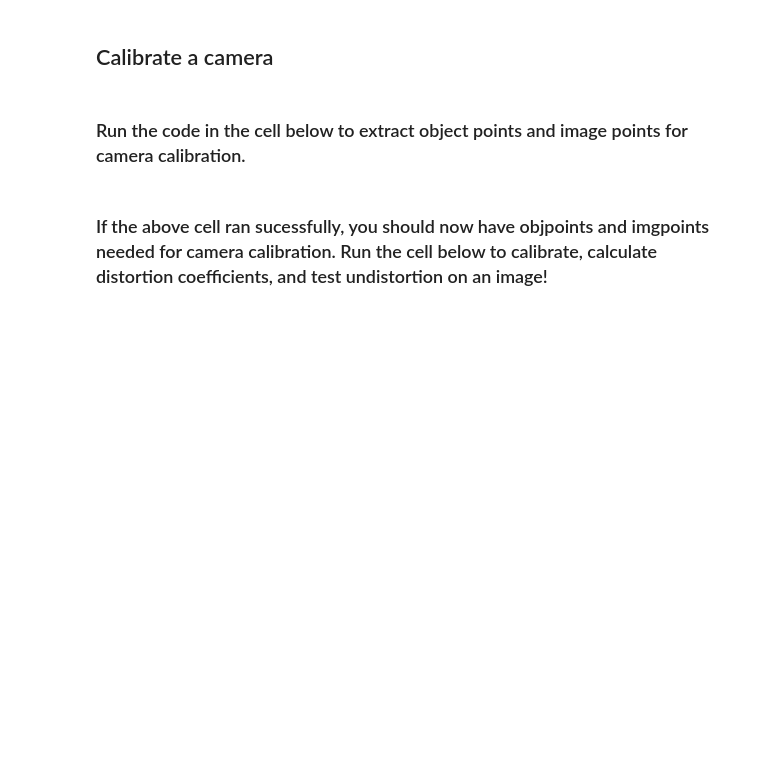
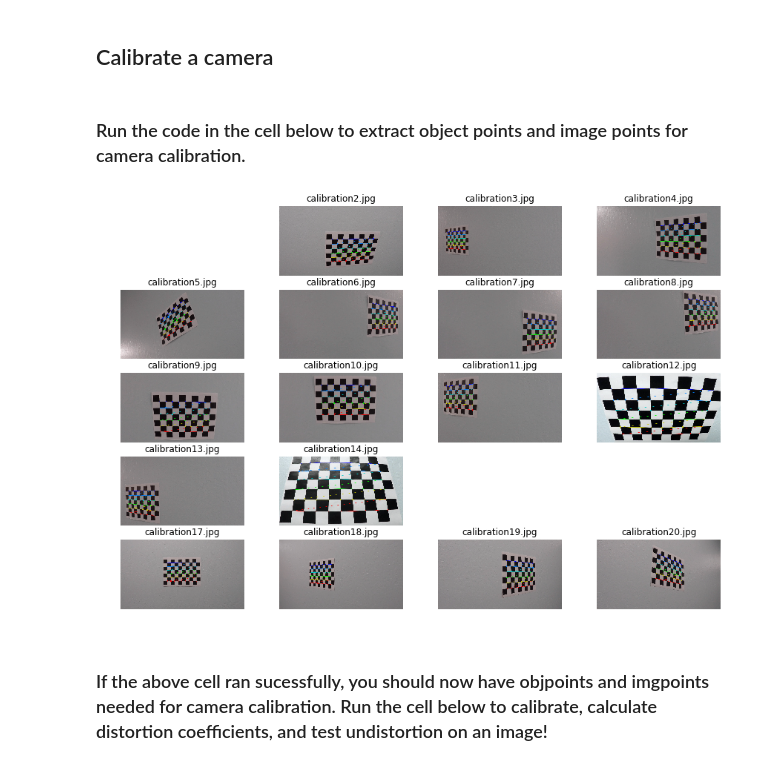
Before and after one commit to praveenbandaru/CarND-Advanced-Lane-Lines, a Jupyter notebook: Project.ipynb, the cells around one changed output. Drawn from its saved outputs; the diff is of its cells as text; code cells hidden in the pictures; blank space fills up the shorter version.

```diff
--- a/Project.ipynb
+++ b/Project.ipynb
@@ -31,40 +31,54 @@ import numpy as np
 import cv2
 import glob
 import matplotlib.pyplot as plt
-%matplotlib qt
+#%matplotlib qt
+%matplotlib inline
 
 # prepare object points, like (0,0,0), (1,0,0), (2,0,0) ....,(6,5,0)
 objp = np.zeros((6*9,3), np.float32)
 objp[:,:2] = np.mgrid[0:9, 0:6].T.reshape(-1,2)
 
 # Arrays to store object points and image points from all the images.
 objpoints = [] # 3d points in real world space
 imgpoints = [] # 2d points in image plane.
 
 # Make a list of calibration images
 images = glob.glob('camera_cal/calibration*.jpg')
+
+### Plot images after finding corners
+fig = plt.figure(figsize=(15, 10))
 
 # Step through the list and search for chessboard corners
 for idx, fname in enumerate(images):
     img = cv2.imread(fname)
     gray = cv2.cvtColor(img, cv2.COLOR_BGR2GRAY)
 
     # Find the chessboard corners
     ret, corners = cv2.findChessboardCorners(gray, (9,6), None)
 
     # If found, add object points, image points
     if ret == True:
         objpoints.append(objp)
         imgpoints.append(corners)
 
         # Draw and display the corners
         cv2.drawChessboardCorners(img, (9,6), corners, ret)
-        write_name = 'camera_cal/corners/' + fname
+        write_name = 'camera_cal/corners/calibration' + str(idx+1) +'.jpg'
         cv2.imwrite(write_name, img)
         cv2.imshow('img', img)
         cv2.waitKey(500)
+        plt.subplot(5, 4, idx+1)
+        plt.imshow(img)
+        plt.title('calibration' + str(idx+1) +'.jpg')
+        plt.axis('off')
 
 cv2.destroyAllWindows()
+
+fig.subplots_adjust(wspace=0.1, hspace=0.2)
+
+plt.show()
+# %% [output]
+[figure, added]
 # %% [markdown]
 ### If the above cell ran sucessfully, you should now have objpoints and imgpoints needed for camera calibration. Run the cell below to calibrate, calculate distortion coefficients, and test undistortion on an image!
 # %%
```
Also changed, not shown: parts of 21 cells of this notebook, 21 other files.
